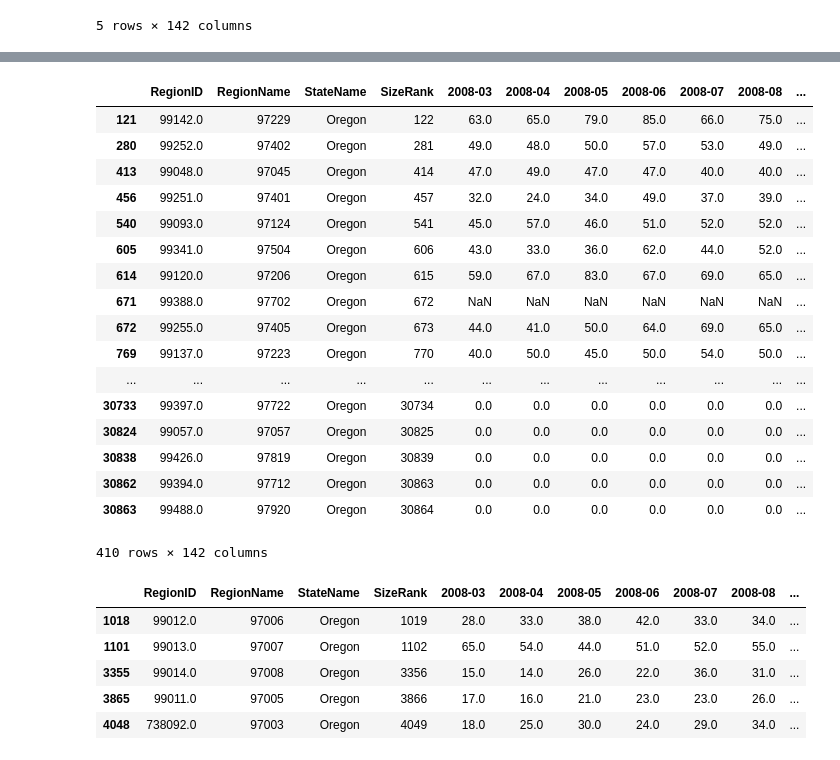
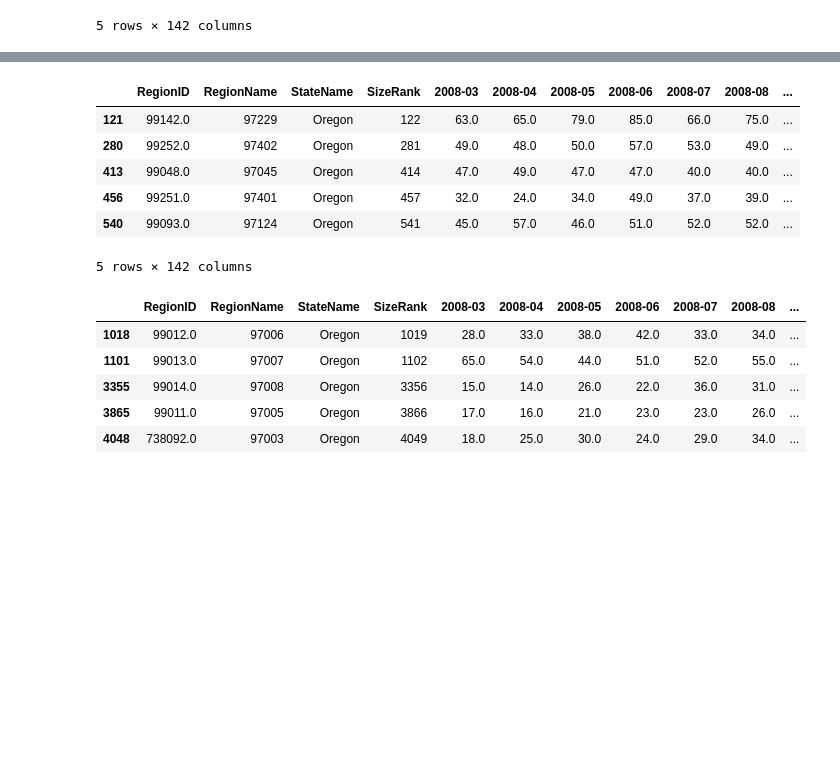
Before and after one commit to meharperjr/etlproject, a Jupyter notebook: z_hist_filter.ipynb, the cells around one changed output, grey strips where cells are left out. Drawn from its saved outputs; the diff is of its cells as text; code cells hidden in the pictures; blank space fills up the shorter version.

```diff
--- a/z_hist_filter.ipynb
+++ b/z_hist_filter.ipynb
@@ -274,25 +215,14 @@ salecount_df.set_index('RegionID')
 # %%
 oregoncount_df = salecount_df[salecount_df.StateName == "Oregon" ]
-oregoncount_df
+oregoncount_df.head()
 # %% [output]
 |  | RegionID | RegionName | StateName | SizeRank | 2008-03 | 2008-04 | 2008-05 | 2008-06 | 2008-07 | 2008-08 | ... |
 | 121 | 99142.0 | 97229 | Oregon | 122 | 63.0 | 65.0 | 79.0 | 85.0 | 66.0 | 75.0 | ... |
 | 280 | 99252.0 | 97402 | Oregon | 281 | 49.0 | 48.0 | 50.0 | 57.0 | 53.0 | 49.0 | ... |
 | 413 | 99048.0 | 97045 | Oregon | 414 | 47.0 | 49.0 | 47.0 | 47.0 | 40.0 | 40.0 | ... |
 | 456 | 99251.0 | 97401 | Oregon | 457 | 32.0 | 24.0 | 34.0 | 49.0 | 37.0 | 39.0 | ... |
 | 540 | 99093.0 | 97124 | Oregon | 541 | 45.0 | 57.0 | 46.0 | 51.0 | 52.0 | 52.0 | ... |
-| 605 | 99341.0 | 97504 | Oregon | 606 | 43.0 | 33.0 | 36.0 | 62.0 | 44.0 | 52.0 | ... |
-| 614 | 99120.0 | 97206 | Oregon | 615 | 59.0 | 67.0 | 83.0 | 67.0 | 69.0 | 65.0 | ... |
-| 671 | 99388.0 | 97702 | Oregon | 672 | NaN | NaN | NaN | NaN | NaN | NaN | ... |
-| 672 | 99255.0 | 97405 | Oregon | 673 | 44.0 | 41.0 | 50.0 | 64.0 | 69.0 | 65.0 | ... |
-| 769 | 99137.0 | 97223 | Oregon | 770 | 40.0 | 50.0 | 45.0 | 50.0 | 54.0 | 50.0 | ... |
-| ... | ... | ... | ... | ... | ... | ... | ... | ... | ... | ... | ... |
-| 30733 | 99397.0 | 97722 | Oregon | 30734 | 0.0 | 0.0 | 0.0 | 0.0 | 0.0 | 0.0 | ... |
-| 30824 | 99057.0 | 97057 | Oregon | 30825 | 0.0 | 0.0 | 0.0 | 0.0 | 0.0 | 0.0 | ... |
-| 30838 | 99426.0 | 97819 | Oregon | 30839 | 0.0 | 0.0 | 0.0 | 0.0 | 0.0 | 0.0 | ... |
-| 30862 | 99394.0 | 97712 | Oregon | 30863 | 0.0 | 0.0 | 0.0 | 0.0 | 0.0 | 0.0 | ... |
-| 30863 | 99488.0 | 97920 | Oregon | 30864 | 0.0 | 0.0 | 0.0 | 0.0 | 0.0 | 0.0 | ... |
-410 rows × 142 columns
+5 rows × 142 columns
 # %%
 ziplist= ["97003","97005","97006","97008","97007"]
 citycount_df = oregoncount_df[oregoncount_df.RegionName.isin(ziplist)]
```
Also changed, not shown: parts of 7 cells of this notebook, 1 other file.
